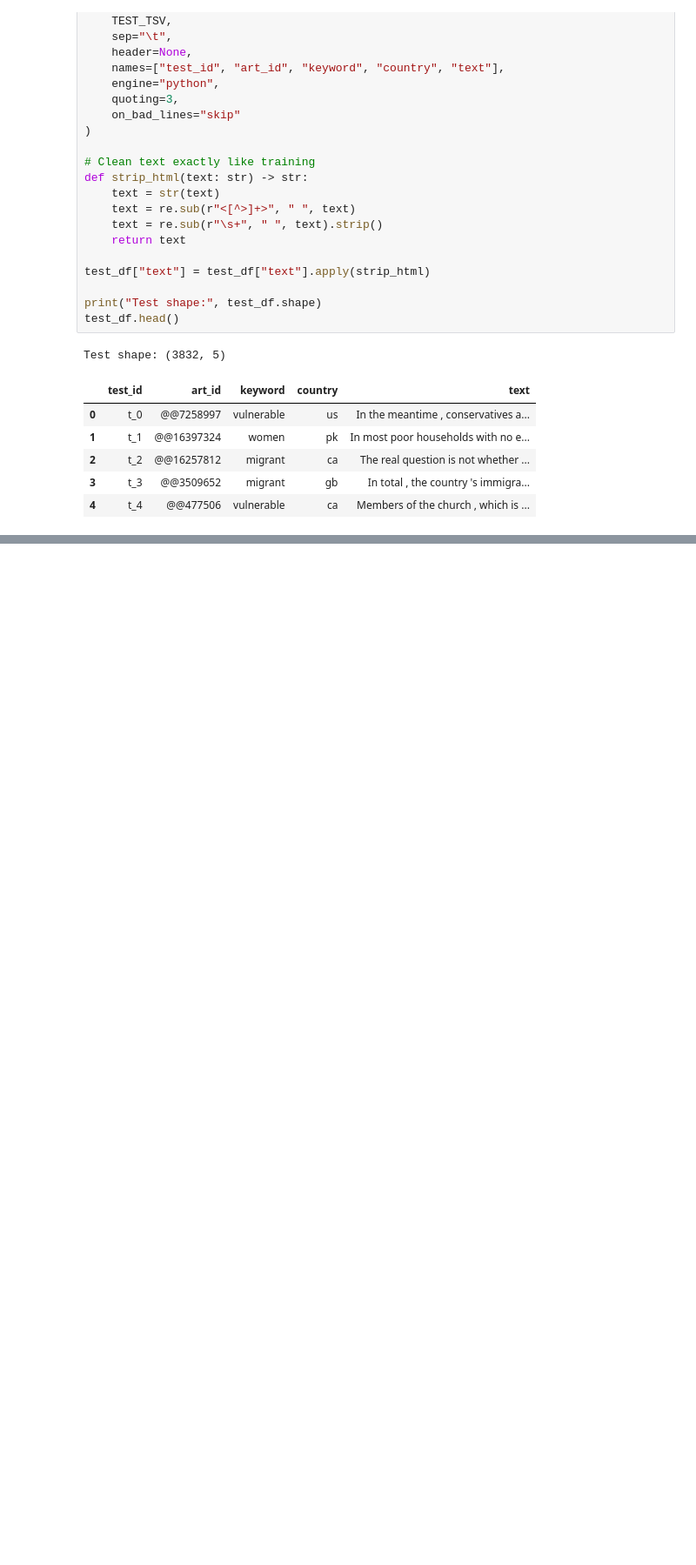
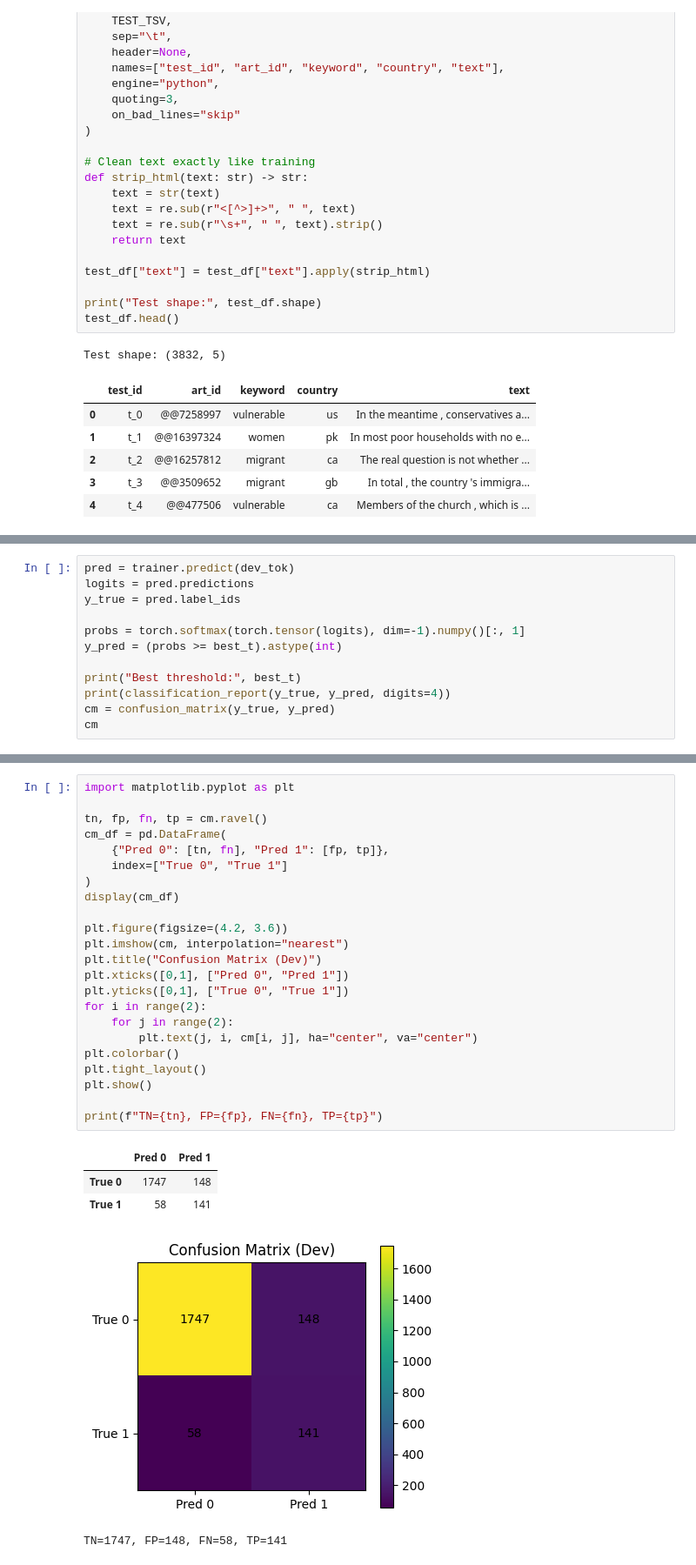
Before and after one commit to TemDev/pcl-detection-nlp, a Jupyter notebook: code/model.ipynb, the cells around one changed output, grey strips where cells are left out. Shown at 87% size. Drawn from its saved outputs; the diff is of its cells as text; blank space fills up the shorter version.

```diff
--- a/code/model.ipynb
+++ b/code/model.ipynb
@@ -394,0 +392,12 @@ Positive rate: 0.11821503131524008
+# %%
+pred = trainer.predict(dev_tok)
+logits = pred.predictions
+y_true = pred.label_ids
+
+probs = torch.softmax(torch.tensor(logits), dim=-1).numpy()[:, 1]
+y_pred = (probs >= best_t).astype(int)
+
+print("Best threshold:", best_t)
+print(classification_report(y_true, y_pred, digits=4))
+cm = confusion_matrix(y_true, y_pred)
+cm
@@ -394,0 +417,29 @@ Positive rate: 0.11821503131524008
+# %%
+import matplotlib.pyplot as plt
+
+tn, fp, fn, tp = cm.ravel()
+cm_df = pd.DataFrame(
+    {"Pred 0": [tn, fn], "Pred 1": [fp, tp]},
+    index=["True 0", "True 1"]
+)
+display(cm_df)
+
+plt.figure(figsize=(4.2, 3.6))
+plt.imshow(cm, interpolation="nearest")
+plt.title("Confusion Matrix (Dev)")
+plt.xticks([0,1], ["Pred 0", "Pred 1"])
+plt.yticks([0,1], ["True 0", "True 1"])
+for i in range(2):
+    for j in range(2):
+        plt.text(j, i, cm[i, j], ha="center", va="center")
+plt.colorbar()
+plt.tight_layout()
+plt.show()
+
+print(f"TN={tn}, FP={fp}, FN={fn}, TP={tp}")
+# %% [output]
+|  | Pred 0 | Pred 1 |
+| True 0 | 1747 | 148 |
+| True 1 | 58 | 141 |
+[figure, added]
+TN=1747, FP=148, FN=58, TP=141
```
Also changed, not shown: parts of 15 cells of this notebook.
